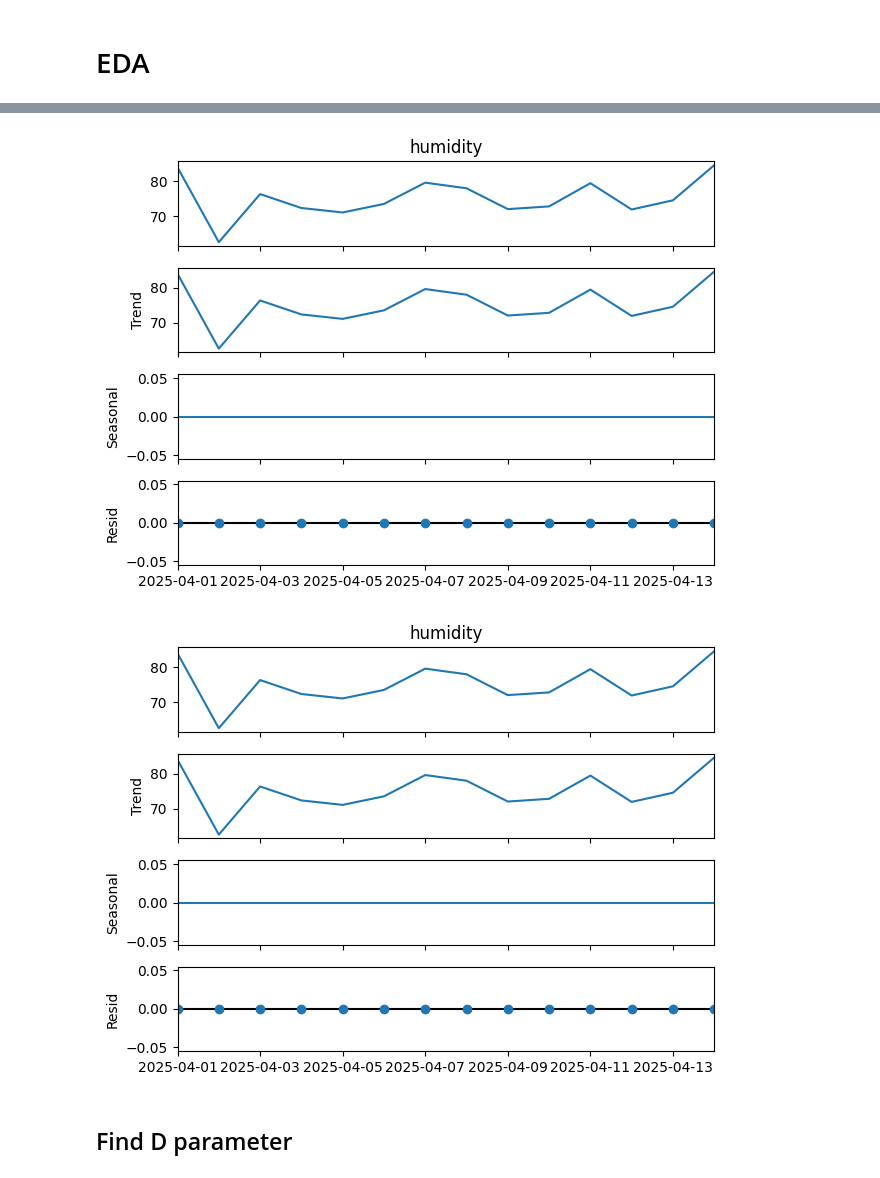
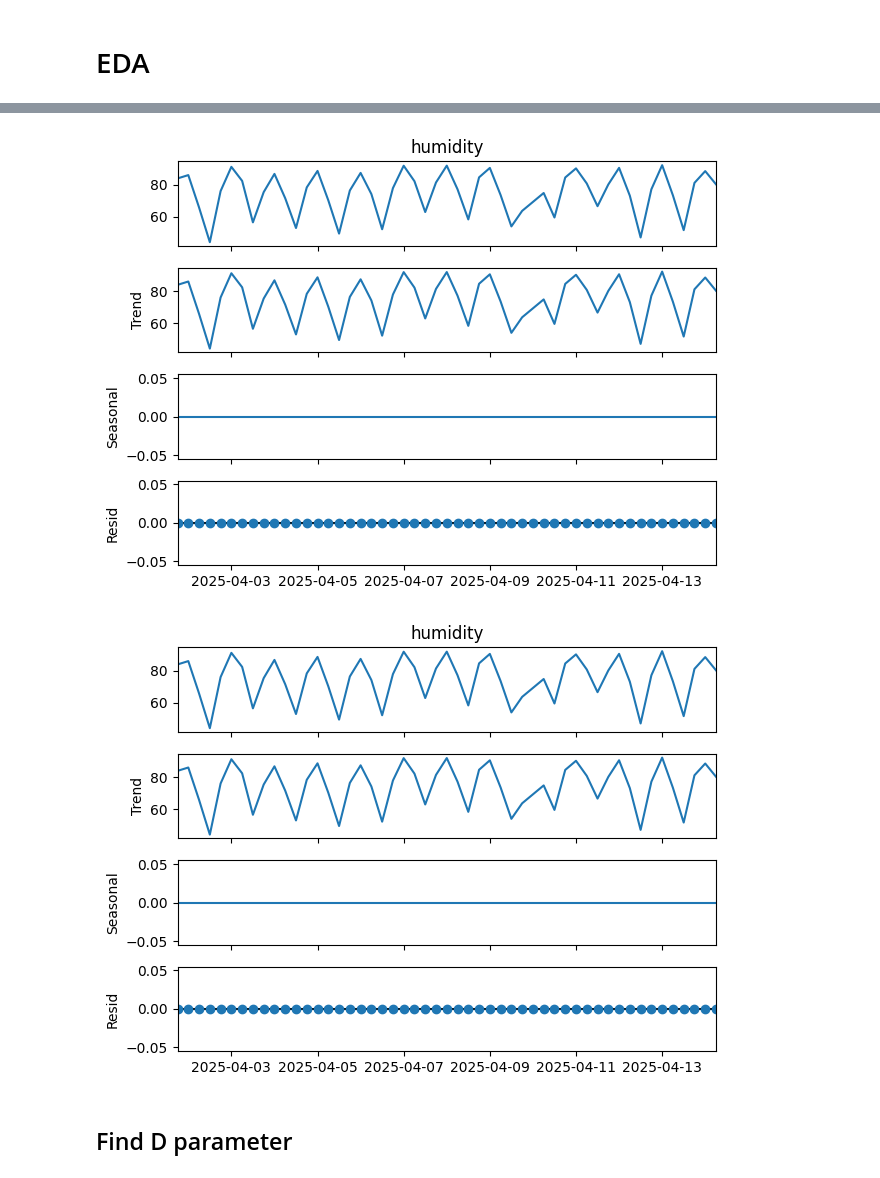
Before and after one commit to Jangsoodlor/smart-plant-pot-model, a Jupyter notebook: training/arimax.ipynb, the cells around one changed output, grey strips where cells are left out. Saved outputs shown, nothing was run; the diff lists cells and outputs as text; code cells hidden in the pictures.

```diff
--- a/training/arimax.ipynb
+++ b/training/arimax.ipynb
@@ -28,7 +28,7 @@ df.head()
 | 2025-04-01 22:00:00 | 4 | 33.6201 | 33.3281 | 3211.0 | 85 | 27.6 | 0.0 | 100 |
 | 2025-04-01 22:15:00 | 5 | 33.2979 | 33.3438 | 3203.0 | 85 | 27.6 | 0.0 | 100 |
 # %%
-df = df.resample('D').mean()
+df = df.resample('6H').mean()
 df.head()
 # %% [output]
 |  | id | light | temperature | soil_moisture | humidity | api_temp | precipitation | cloud_cover |
@@ -91,8 +93,8 @@ seasonal_decompose(df["soil_moisture"], model="additive").plot()
 # %%
-seasonal_decompose(df["humidity"], model="additive", period=1).plot()
+seasonal_decompose(df["humidity"].interpolate(), model="additive", period=1).plot()
 # %% [output]
-[figure, old version]
+[figure, new version]
-[figure, old version]
+[figure, new version]
 # %% [markdown]
 ## Find D parameter
 # %%
```
Also changed, not shown: parts of 22 cells of this notebook, 2 other files.
